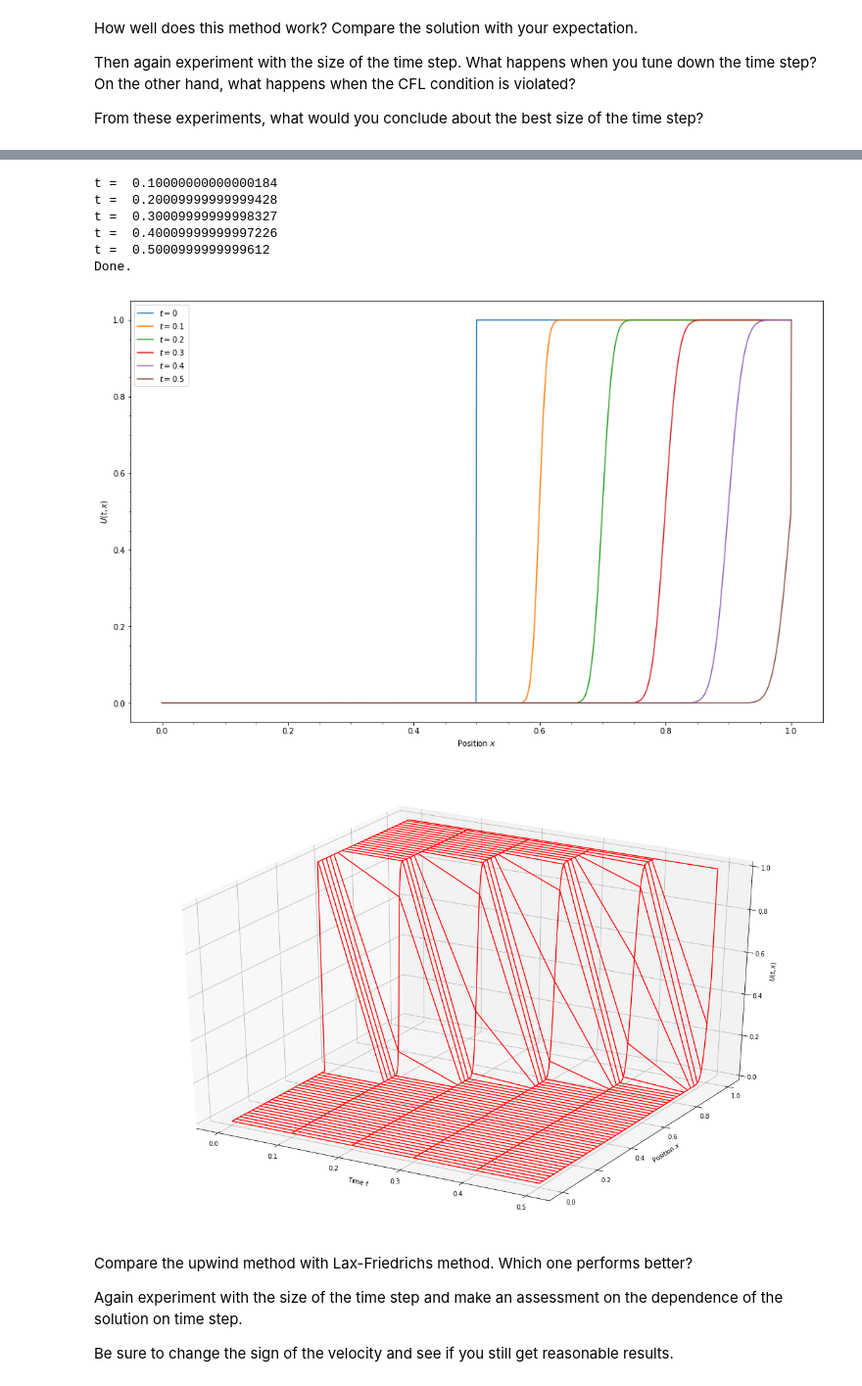
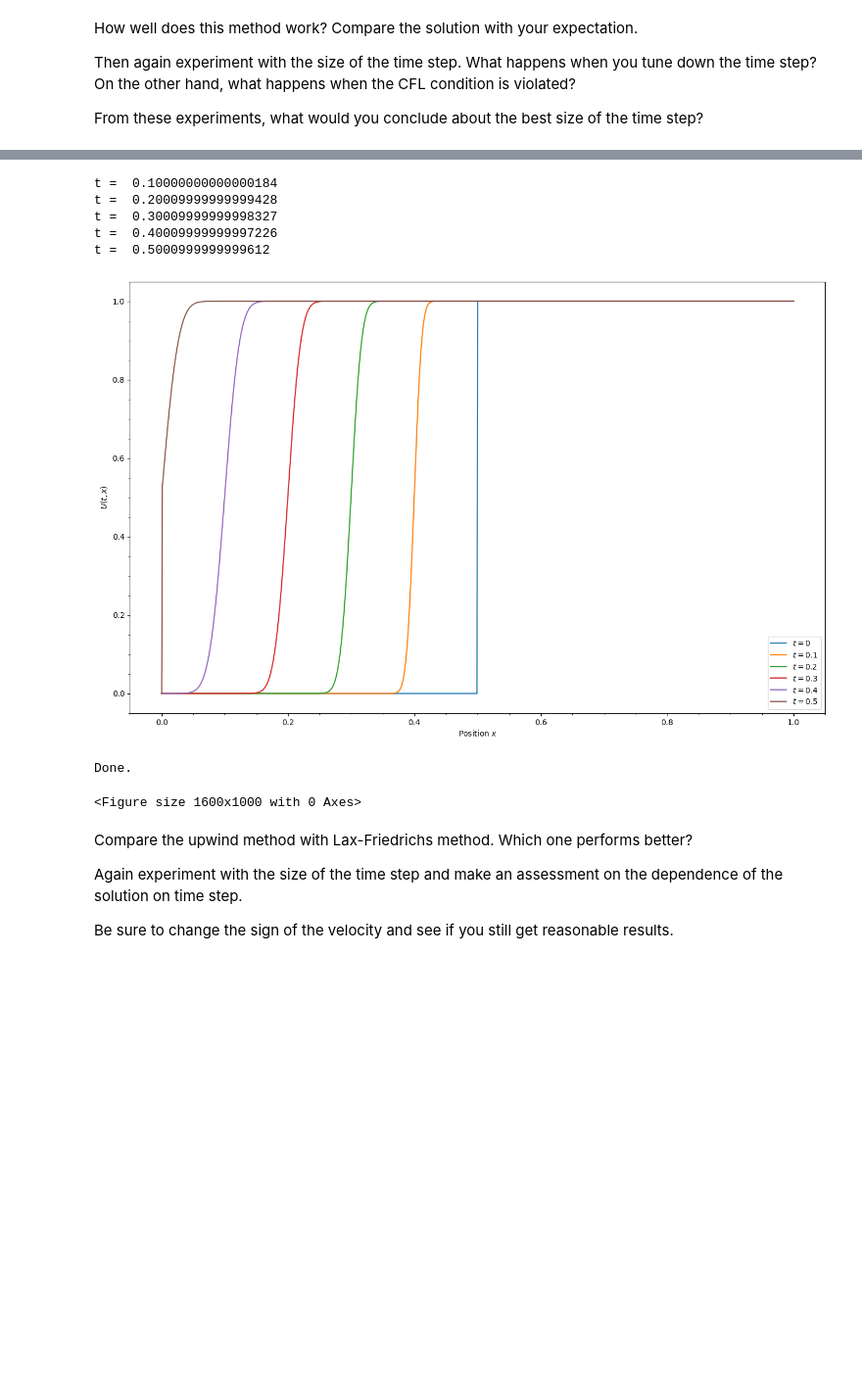
Before and after one commit to tedjohnson12/computational-physics-class-404-604-Spring-2024, a Jupyter notebook: Lect10.ipynb, the cells around one changed output, grey strips where cells are left out. Shown at 98% size. Cells and saved outputs as stored; diff of their text form; code cells hidden in the pictures; blank space fills up the shorter version.

```diff
--- a/Lect10.ipynb
+++ b/Lect10.ipynb
@@ -99,7 +99,8 @@ while t < tend:
 
     # Find the state at the next time step.
     for ix in range(1, Nx - 1):  #
-        U[ix] =Uold[ix]... # Task: please implement forward time central spacing here.
+        U[ix] =Uold[ix] - vel * dt / 2 / dx * (Uold[ix+1] - Uold[ix-1])
+        # Task: please implement forward time central spacing here.
 
     t += dt
 
@@ -164,7 +165,7 @@ dtout = 0.1   # time interval for outputs
 # Set up the grid.
 x = np.linspace(0, L, Nx)
 dx = L / (Nx - 1)
-dt = 1.* dx / abs(vel)  # experiment with the size of the time step
+dt = 1.0* dx / abs(vel)  # experiment with the size of the time step
 
 # Give the initial profile.
 t = 0.0
@@ -193,7 +194,7 @@ while t < tend:
     # Find the state at the next time step.
     for ix in range(1, Nx - 1):
         # Task: implement Lax-Friedrichs here using Uold[ix-1], Uold[ix], Uold[ix+1].
-        U[ix]= ...
+        U[ix]= 0.5*(Uold[ix+1]+Uold[ix-1]) - vel * dt / 2 / dx * (Uold[ix+1] - Uold[ix-1])
     t += dt
 
     # Save the data after every dtout.
@@ -256,7 +262,7 @@ import matplotlib.pyplot as plt
 from mpl_toolkits.mplot3d import Axes3D
 
 # Model Parameters
-vel = 1.0     # advection velocity
+vel = -1.0     # advection velocity
 L = 1.0       # domain size
 Nx = 1001      # number of grid points (including boundary)
 tend = 0.5    # end time
@@ -294,44 +300,48 @@ while t < tend:
     # Find the state at the next time step.
     if vel > 0:
         for ix in range(1, Nx - 1):
-           U[ix]=Uold[ix]- # Task: implement upwind method here.
+            Ux = (Uold[ix] - Uold[ix - 1])/dx
+            U[ix]=Uold[ix]- vel * dt * Ux
+            # Task: implement upwind method here.
 
     else:
         for ix in range(1, Nx - 1):
-           U[ix]=Uold[ix]- # Task: implement upwind method here.
+            Ux = (Uold[ix+1] - Uold[ix])/dx
+            U[ix]=Uold[ix]- vel * dt * Ux
+            # Task: implement upwind method here.
 
     t += dt
 
     # Save the data after every dtout.
     if t >= tout:
         plt.plot(x, U, label=r"$t = {:.3G}$".format(t))
         tp.append(t)
         Up = np.vstack((Up, U))
         print("t = ", t)
         tout += dtout
 
 ax.legend()
-
+plt.show()
 # Create 3D-view of the solution.
 t, x = np.meshgrid(tp, x)
 fig3D = plt.figure(figsize=(16,10))
 ax3D = Axes3D(fig3D)
 ax3D.plot_wireframe(t, x, Up.transpose(), color="red")
 ax3D.set_xlabel("Time $t$")
 ax3D.set_ylabel("Position $x$")
 ax3D.set_zlabel(r"$U(t,x)$")
 
 print("Done.")
-plt.show()
+fig3D.show()
 # %% [output]
 t =  0.10000000000000184
 t =  0.20009999999999428
 t =  0.30009999999998327
 t =  0.40009999999997226
 t =  0.5000999999999612
-Done.
-[figure, old version]
+[figure, new version]
-[figure, removed]
+Done.
+<Figure size 1600x1000 with 0 Axes>
 # %% [markdown]
 Compare the upwind method with Lax-Friedrichs method.  Which one performs better?
 
```
Also changed, not shown: parts of 3 cells of this notebook, 1 other file.
